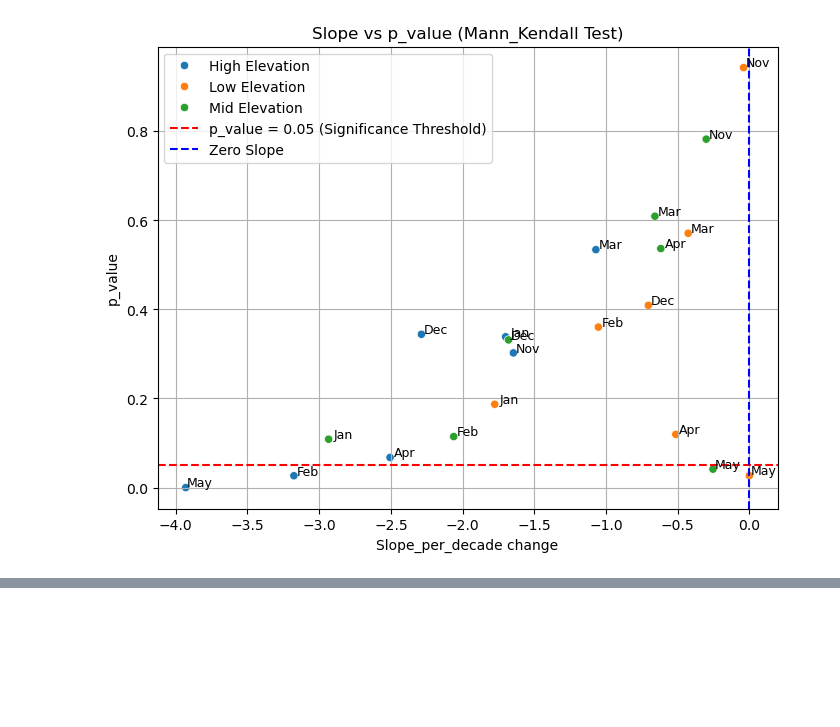
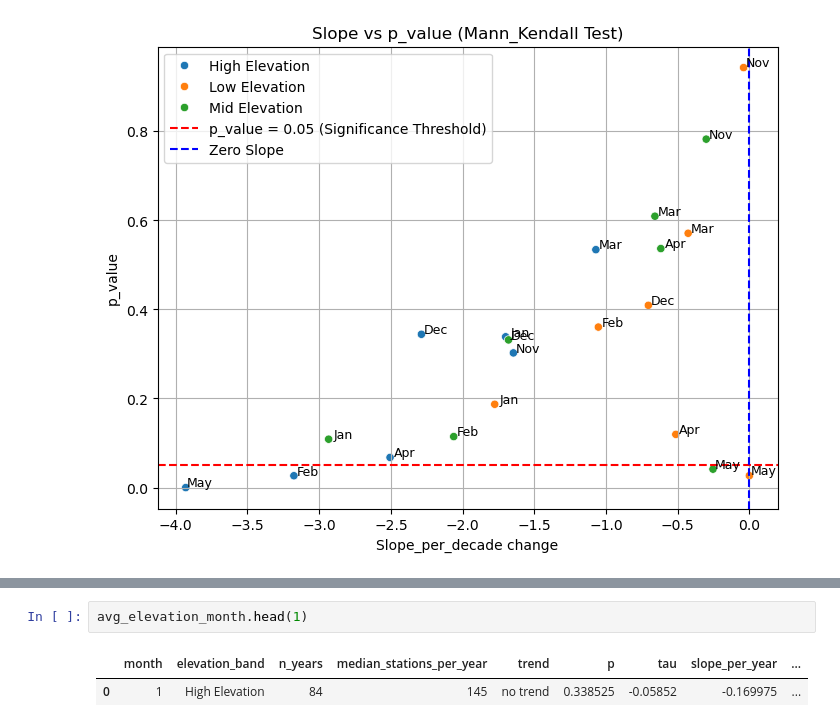
Before and after one commit to Mitch-P-Analyst/Europe_Snowpack_Depths, a Jupyter notebook: Notebooks/04_Visualisations.ipynb, the cells around one changed output, grey strips where cells are left out. Drawn from its saved outputs; the diff is of its cells as text; blank space fills up the shorter version.

```diff
--- a/Notebooks/04_Visualisations.ipynb
+++ b/Notebooks/04_Visualisations.ipynb
@@ -468,0 +445,5 @@ typical_country
+# %%
+avg_elevation_month.head(1)
+# %% [output]
+|  | month | elevation_band | n_years | median_stations_per_year | trend | p | tau | slope_per_year | ... |
+| 0 | 1 | High Elevation | 84 | 145 | no trend | 0.338525 | -0.05852 | -0.169975 | ... |
```
Also changed, not shown: parts of 23 cells of this notebook, 1 other file.
